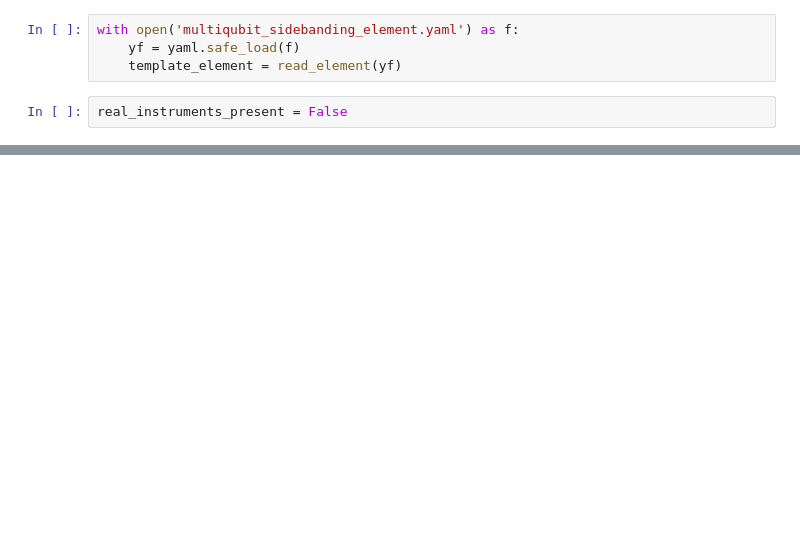
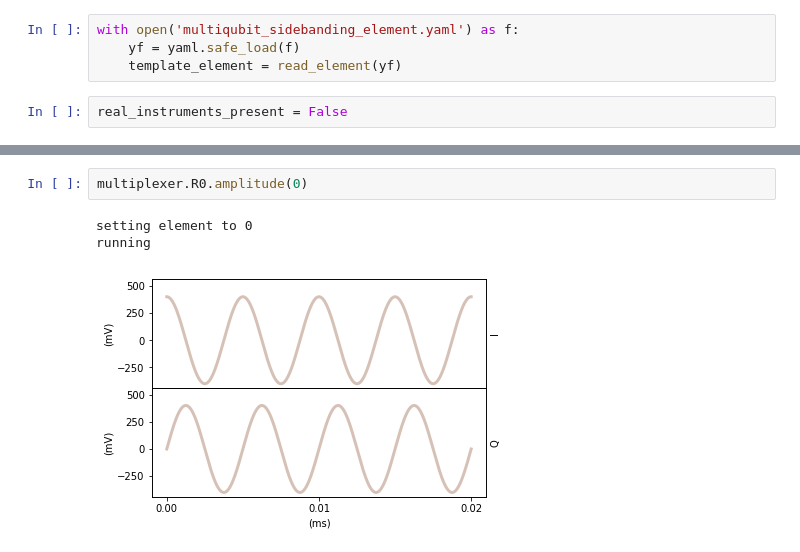
Before and after one commit to qdev-dk/qdev-wrappers, a Jupyter notebook: examples/customised_instruments/Multiplexer.ipynb, the cells around one changed output, grey strips where cells are left out. Drawn from its saved outputs; the diff is of its cells as text; blank space fills up the shorter version.

```diff
--- a/examples/customised_instruments/Multiplexer.ipynb
+++ b/examples/customised_instruments/Multiplexer.ipynb
@@ -88,0 +128,6 @@ sidebander_0.frequency()
+# %%
+multiplexer.R0.amplitude(0)
+# %% [output]
+setting element to 0
+running
+[figure, added]
```
Also changed, not shown: parts of 18 cells of this notebook, 4 other files.
